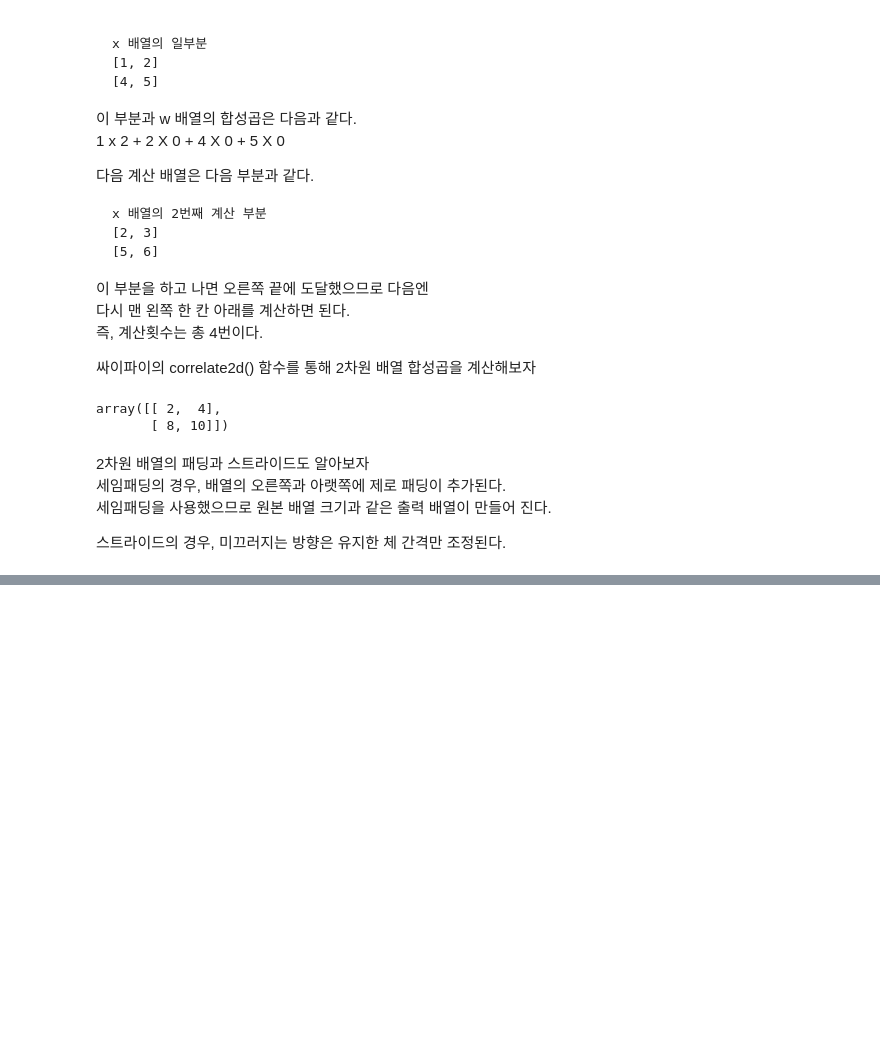
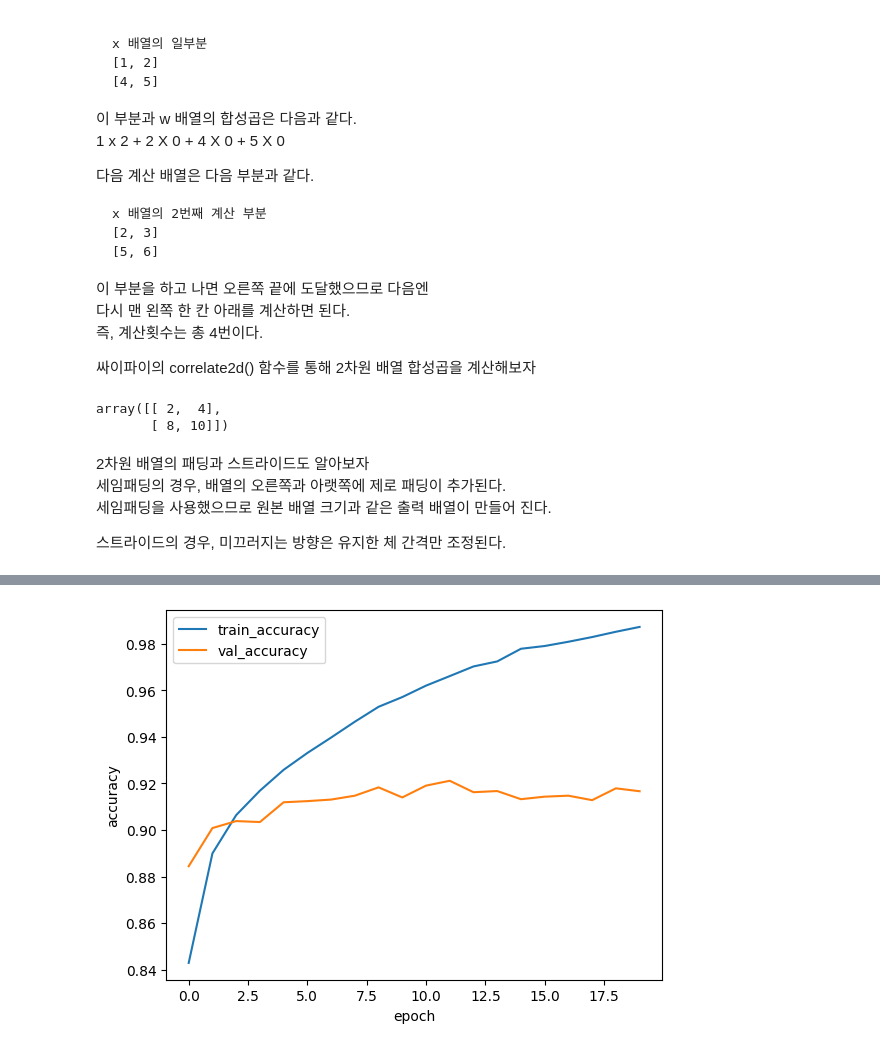
Before and after one commit to Tarel-Github/Artificial_Intelligence_practice, a Jupyter notebook: 02. Doit_DeepLearning/6-1. 이미지분류: 합성곱 신경망.ipynb, the cells around one changed output, grey strips where cells are left out. Drawn from its saved outputs; the diff is of its cells as text; code cells hidden in the pictures; blank space fills up the shorter version.

```diff
--- a/02. Doit_DeepLearning/6-1. 이미지분류: 합성곱 신경망.ipynb
+++ b/02. Doit_DeepLearning/6-1. 이미지분류: 합성곱 신경망.ipynb
@@ -216,0 +749,10 @@ array([[ 2,  4],
+# %%
+# 손실 그래프와 정확도 그래프 확인하기2
+plt.plot(history.history['accuracy'])
+plt.plot(history.history['val_accuracy'])
+plt.ylabel('accuracy')
+plt.xlabel('epoch')
+plt.legend(['train_accuracy', 'val_accuracy'])
+plt.show()
+# %% [output]
+[figure, added]
```
Also changed, not shown: parts of 48 cells of this notebook, 1 other file.
